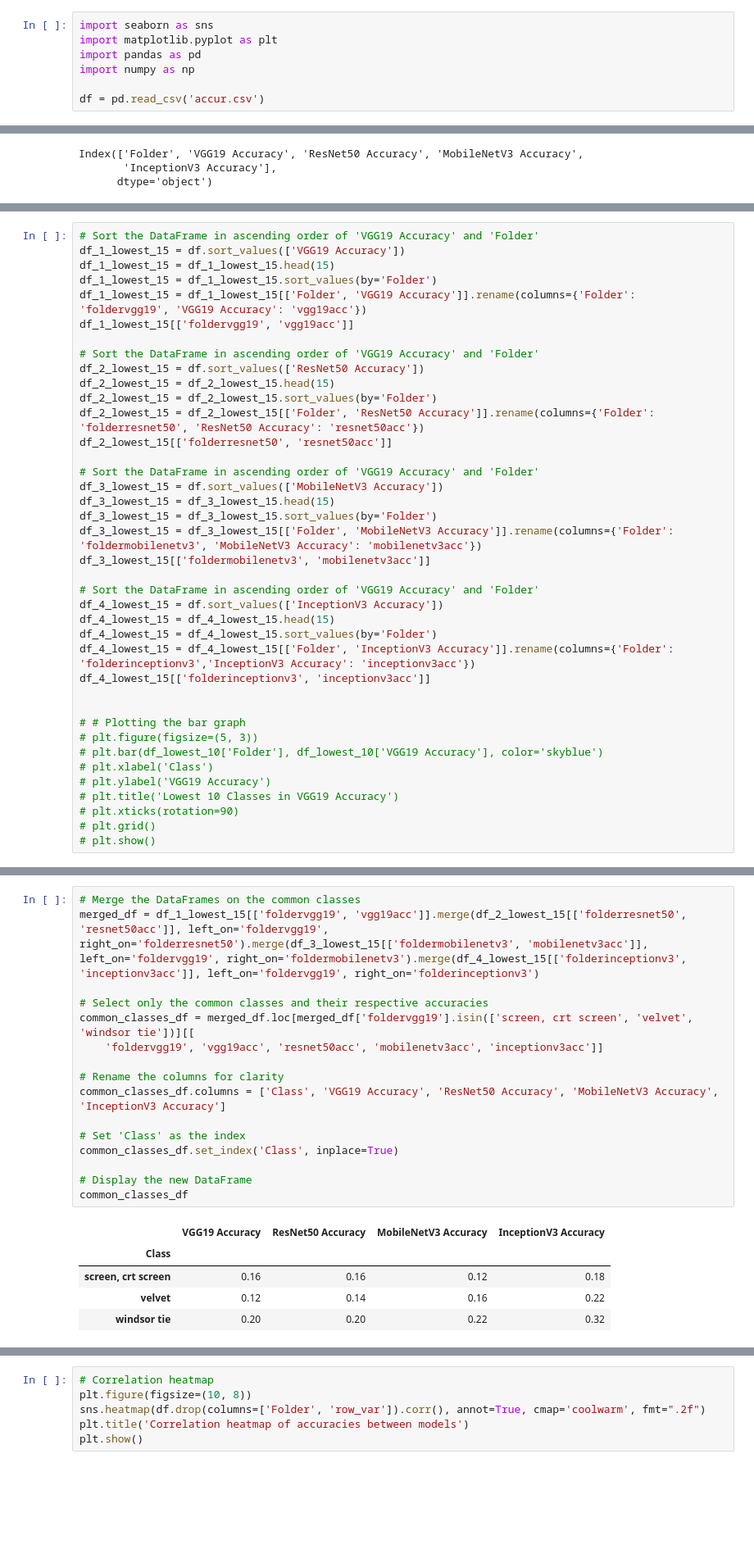
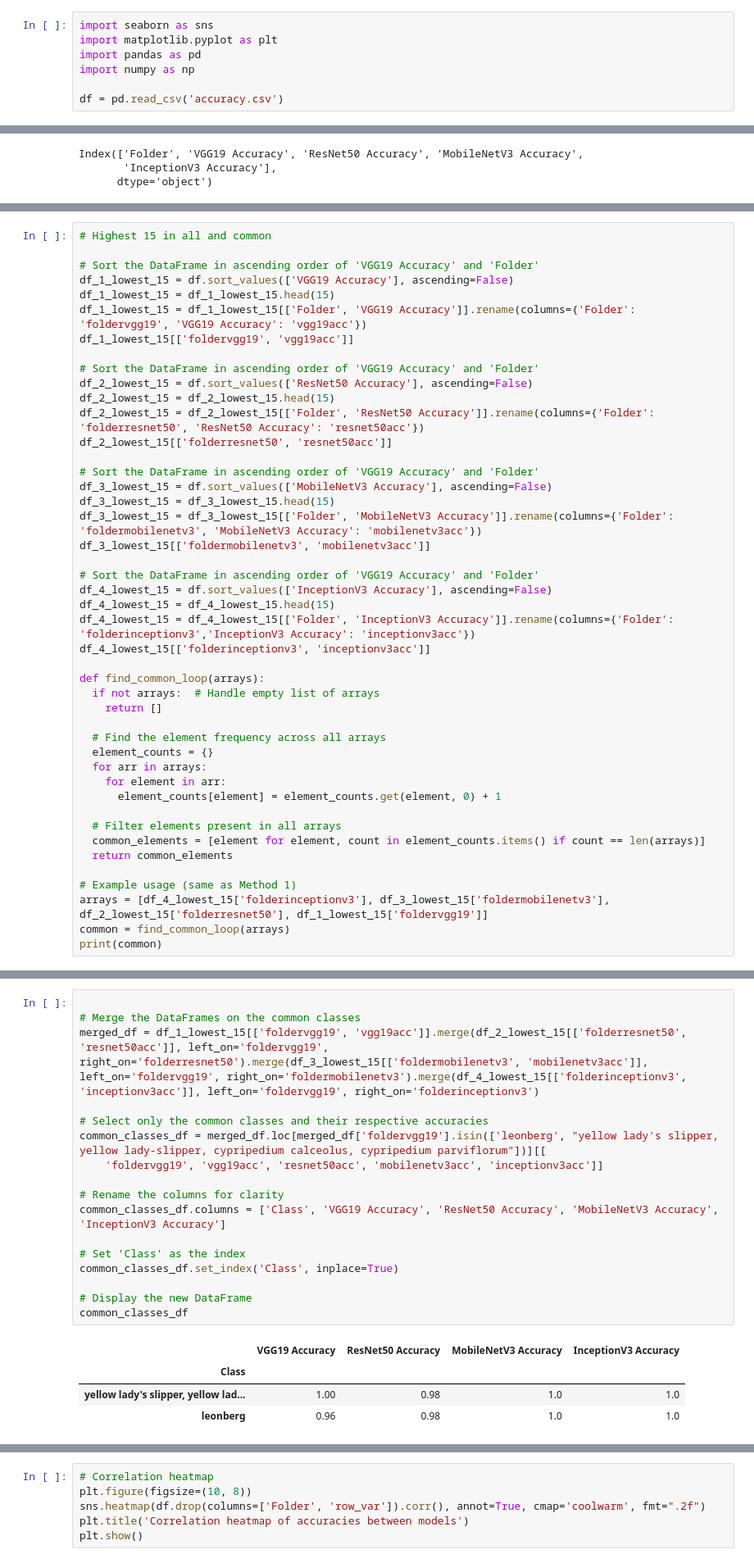
Before and after one commit to Khushi-MA/EIS, a Jupyter notebook: file1.ipynb, the cells around one changed output, grey strips where cells are left out. Shown: that part at 82% size. Drawn from its saved outputs; the diff is of its cells as text; blank space fills up the shorter version.

```diff
--- a/file1.ipynb
+++ b/file1.ipynb
@@ -6,7 +6,7 @@ import matplotlib.pyplot as plt
 import pandas as pd
 import numpy as np
 
-df = pd.read_csv('accur.csv')
+df = pd.read_csv('accuracy.csv')
 # %%
 df.columns
 # %% [output]
@@ -122,40 +219,46 @@ Index(['Folder', 'VGG19 Accuracy', 'ResNet50 Accuracy', 'MobileNetV3 Accuracy',
 # %%
+# Highest 15 in all and common
+
 # Sort the DataFrame in ascending order of 'VGG19 Accuracy' and 'Folder'
-df_1_lowest_15 = df.sort_values(['VGG19 Accuracy'])
+df_1_lowest_15 = df.sort_values(['VGG19 Accuracy'], ascending=False)
 df_1_lowest_15 = df_1_lowest_15.head(15)
-df_1_lowest_15 = df_1_lowest_15.sort_values(by='Folder')
 df_1_lowest_15 = df_1_lowest_15[['Folder', 'VGG19 Accuracy']].rename(columns={'Folder': 'foldervgg19', 'VGG19 Accuracy': 'vgg19acc'})
 df_1_lowest_15[['foldervgg19', 'vgg19acc']]
 
 # Sort the DataFrame in ascending order of 'VGG19 Accuracy' and 'Folder'
-df_2_lowest_15 = df.sort_values(['ResNet50 Accuracy'])
+df_2_lowest_15 = df.sort_values(['ResNet50 Accuracy'], ascending=False)
 df_2_lowest_15 = df_2_lowest_15.head(15)
-df_2_lowest_15 = df_2_lowest_15.sort_values(by='Folder')
 df_2_lowest_15 = df_2_lowest_15[['Folder', 'ResNet50 Accuracy']].rename(columns={'Folder': 'folderresnet50', 'ResNet50 Accuracy': 'resnet50acc'})
 df_2_lowest_15[['folderresnet50', 'resnet50acc']]
 
 # Sort the DataFrame in ascending order of 'VGG19 Accuracy' and 'Folder'
-df_3_lowest_15 = df.sort_values(['MobileNetV3 Accuracy'])
+df_3_lowest_15 = df.sort_values(['MobileNetV3 Accuracy'], ascending=False)
 df_3_lowest_15 = df_3_lowest_15.head(15)
-df_3_lowest_15 = df_3_lowest_15.sort_values(by='Folder')
 df_3_lowest_15 = df_3_lowest_15[['Folder', 'MobileNetV3 Accuracy']].rename(columns={'Folder': 'foldermobilenetv3', 'MobileNetV3 Accuracy': 'mobilenetv3acc'})
 df_3_lowest_15[['foldermobilenetv3', 'mobilenetv3acc']]
 
 # Sort the DataFrame in ascending order of 'VGG19 Accuracy' and 'Folder'
-df_4_lowest_15 = df.sort_values(['InceptionV3 Accuracy'])
+df_4_lowest_15 = df.sort_values(['InceptionV3 Accuracy'], ascending=False)
 df_4_lowest_15 = df_4_lowest_15.head(15)
-df_4_lowest_15 = df_4_lowest_15.sort_values(by='Folder')
 df_4_lowest_15 = df_4_lowest_15[['Folder', 'InceptionV3 Accuracy']].rename(columns={'Folder': 'folderinceptionv3','InceptionV3 Accuracy': 'inceptionv3acc'})
 df_4_lowest_15[['folderinceptionv3', 'inceptionv3acc']]
 
+def find_common_loop(arrays):
+  if not arrays:  # Handle empty list of arrays
+    return []
 
-# # Plotting the bar graph
-# plt.figure(figsize=(5, 3))
-# plt.bar(df_lowest_10['Folder'], df_lowest_10['VGG19 Accuracy'], color='skyblue')
-# plt.xlabel('Class')
-# plt.ylabel('VGG19 Accuracy')
-# plt.title('Lowest 10 Classes in VGG19 Accuracy')
-# plt.xticks(rotation=90)
-# plt.grid()
-# plt.show()
+  # Find the element frequency across all arrays
+  element_counts = {}
+  for arr in arrays:
+    for element in arr:
+      element_counts[element] = element_counts.get(element, 0) + 1
+
+  # Filter elements present in all arrays
+  common_elements = [element for element, count in element_counts.items() if count == len(arrays)]
+  return common_elements
+
+# Example usage (same as Method 1)
+arrays = [df_4_lowest_15['folderinceptionv3'], df_3_lowest_15['foldermobilenetv3'], df_2_lowest_15['folderresnet50'], df_1_lowest_15['foldervgg19']]
+common = find_common_loop(arrays)
+print(common)
 # %% [output]
@@ -275,22 +266,22 @@ print(common)
 # %%
+
 # Merge the DataFrames on the common classes
 merged_df = df_1_lowest_15[['foldervgg19', 'vgg19acc']].merge(df_2_lowest_15[['folderresnet50', 'resnet50acc']], left_on='foldervgg19', right_on='folderresnet50').merge(df_3_lowest_15[['foldermobilenetv3', 'mobilenetv3acc']], left_on='foldervgg19', right_on='foldermobilenetv3').merge(df_4_lowest_15[['folderinceptionv3', 'inceptionv3acc']], left_on='foldervgg19', right_on='folderinceptionv3')
 
 # Select only the common classes and their respective accuracies
-common_classes_df = merged_df.loc[merged_df['foldervgg19'].isin(['screen, crt screen', 'velvet', 'windsor tie'])][[
+common_classes_df = merged_df.loc[merged_df['foldervgg19'].isin(['leonberg', "yellow lady's slipper, yellow lady-slipper, cypripedium calceolus, cypripedium parviflorum"])][[
     'foldervgg19', 'vgg19acc', 'resnet50acc', 'mobilenetv3acc', 'inceptionv3acc']]
 
 # Rename the columns for clarity
 common_classes_df.columns = ['Class', 'VGG19 Accuracy', 'ResNet50 Accuracy', 'MobileNetV3 Accuracy', 'InceptionV3 Accuracy']
 
 # Set 'Class' as the index
 common_classes_df.set_index('Class', inplace=True)
 
 # Display the new DataFrame
 common_classes_df
 # %% [output]
 |  | VGG19 Accuracy | ResNet50 Accuracy | MobileNetV3 Accuracy | InceptionV3 Accuracy |
 | Class |  |  |  |  |
-| screen, crt screen | 0.16 | 0.16 | 0.12 | 0.18 |
-| velvet | 0.12 | 0.14 | 0.16 | 0.22 |
-| windsor tie | 0.20 | 0.20 | 0.22 | 0.32 |
+| yellow lady's slipper, yellow lad... | 1.00 | 0.98 | 1.0 | 1.0 |
+| leonberg | 0.96 | 0.98 | 1.0 | 1.0 |
```
Also changed, not shown: parts of 28 cells of this notebook.
